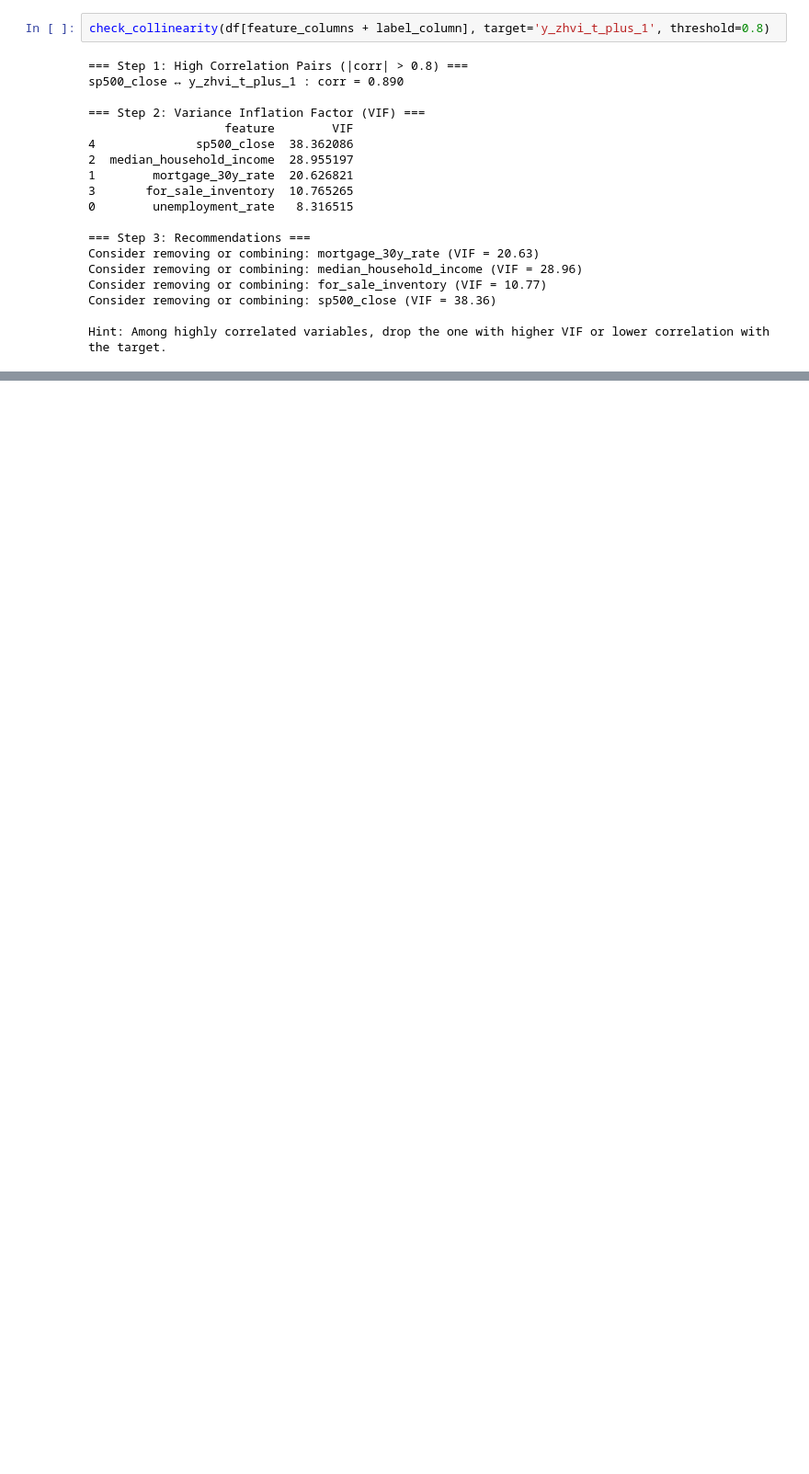
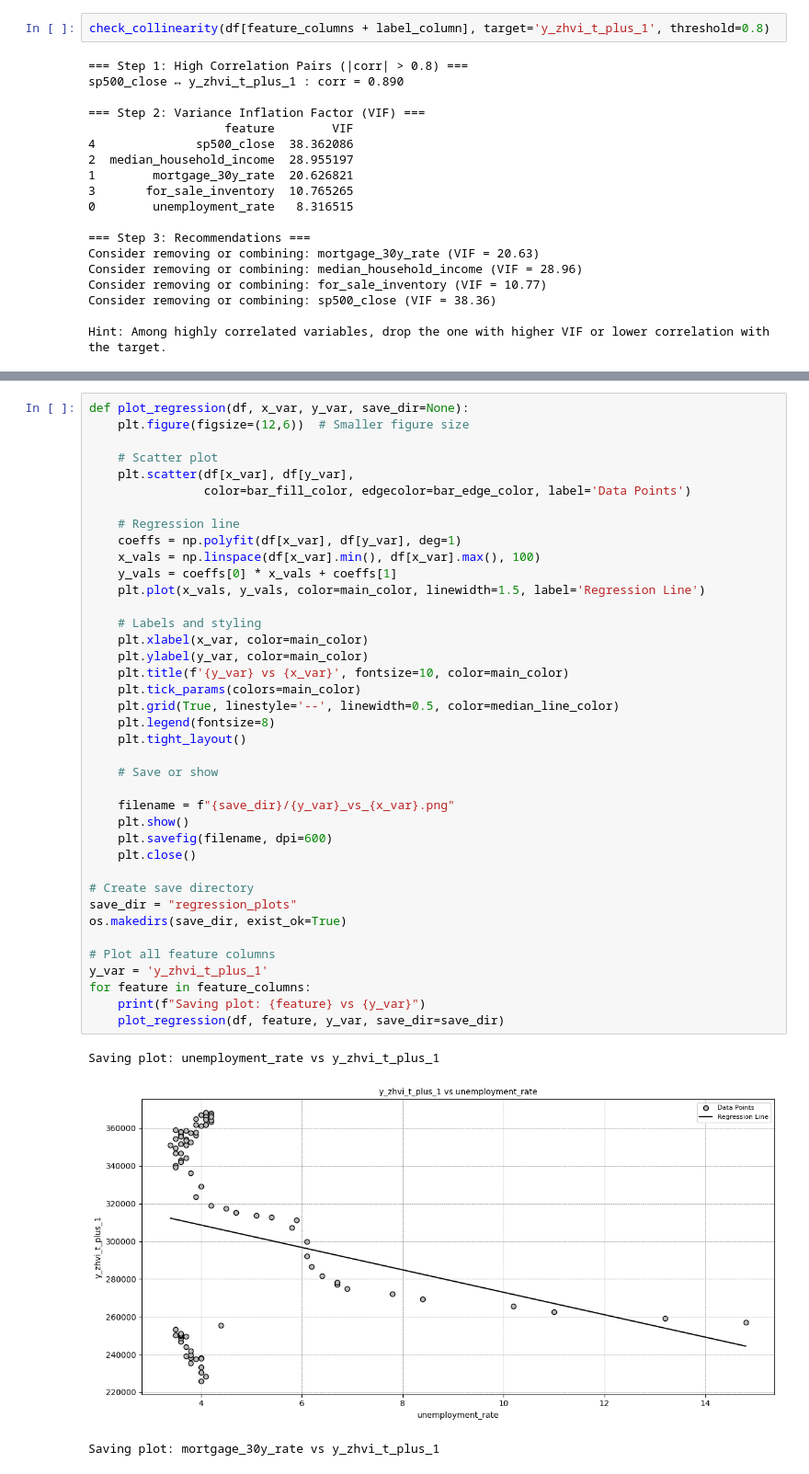
Before and after one commit to InscribeDeeper/house-price-regression, a Jupyter notebook: EDA.ipynb, the cells around one changed output, grey strips where cells are left out. Shown at 92% size. Cells and saved outputs as stored; diff of their text form; blank space fills up the shorter version.

Commit message:
Regression done

```diff
--- a/EDA.ipynb
+++ b/EDA.ipynb
@@ -433,0 +594,43 @@ styled_corr
+# %%
+def plot_regression(df, x_var, y_var, save_dir=None):
+    plt.figure(figsize=(12,6))  # Smaller figure size
+
+    # Scatter plot
+    plt.scatter(df[x_var], df[y_var],
+                color=bar_fill_color, edgecolor=bar_edge_color, label='Data Points')
+
+    # Regression line
+    coeffs = np.polyfit(df[x_var], df[y_var], deg=1)
+    x_vals = np.linspace(df[x_var].min(), df[x_var].max(), 100)
+    y_vals = coeffs[0] * x_vals + coeffs[1]
+    plt.plot(x_vals, y_vals, color=main_color, linewidth=1.5, label='Regression Line')
+
+    # Labels and styling
+    plt.xlabel(x_var, color=main_color)
+    plt.ylabel(y_var, color=main_color)
+    plt.title(f'{y_var} vs {x_var}', fontsize=10, color=main_color)
+    plt.tick_params(colors=main_color)
+    plt.grid(True, linestyle='--', linewidth=0.5, color=median_line_color)
+    plt.legend(fontsize=8)
+    plt.tight_layout()
+
+    # Save or show
+
+    filename = f"{save_dir}/{y_var}_vs_{x_var}.png"
+    plt.show()
+    plt.savefig(filename, dpi=600)
+    plt.close()
+
+# Create save directory
+save_dir = "regression_plots"
+os.makedirs(save_dir, exist_ok=True)
+
+# Plot all feature columns
+y_var = 'y_zhvi_t_plus_1'
+for feature in feature_columns:
+    print(f"Saving plot: {feature} vs {y_var}")
+    plot_regression(df, feature, y_var, save_dir=save_dir)
+# %% [output]
+Saving plot: unemployment_rate vs y_zhvi_t_plus_1
+[figure, added]
+Saving plot: mortgage_30y_rate vs y_zhvi_t_plus_1
```
Also changed, not shown: parts of 9 cells of this notebook, 7 other files.
